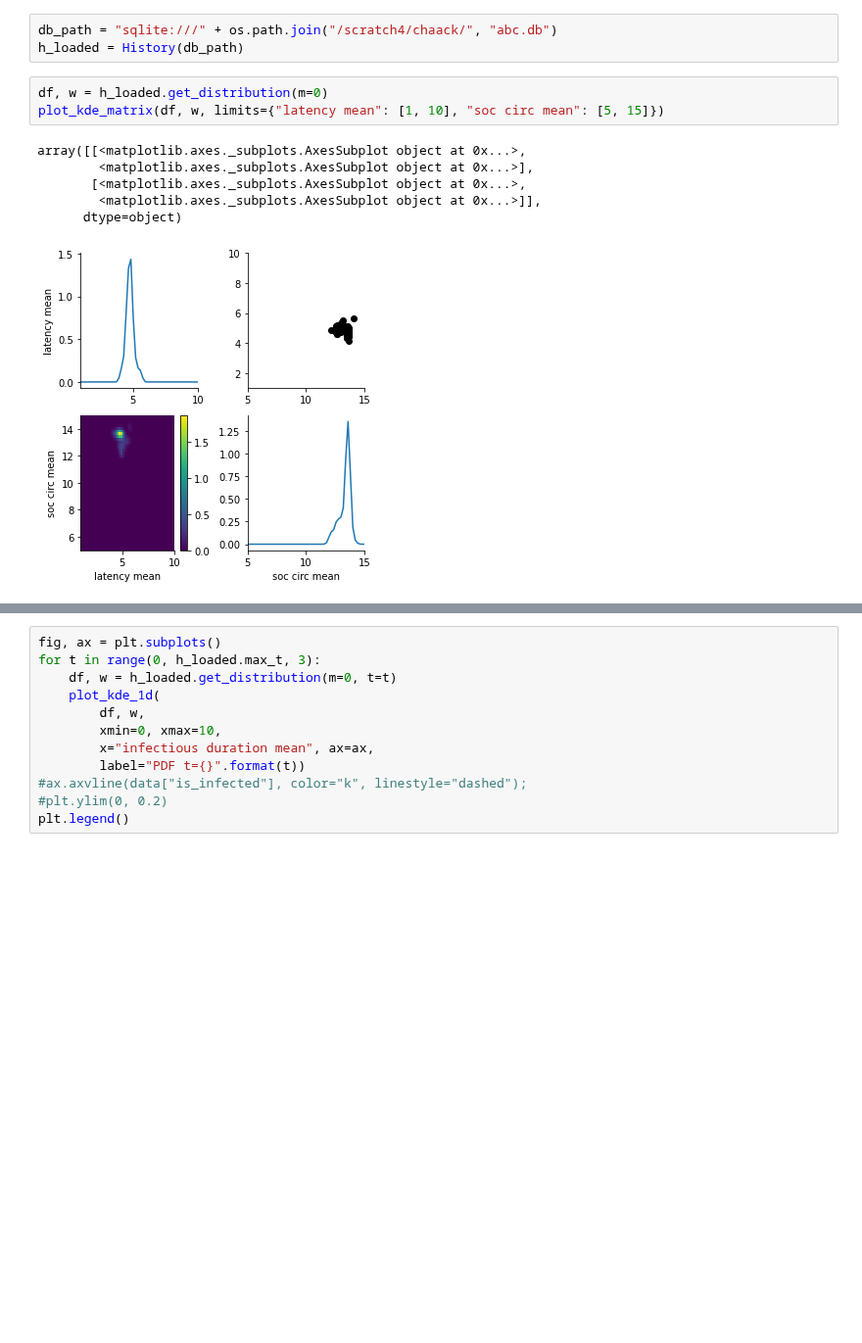
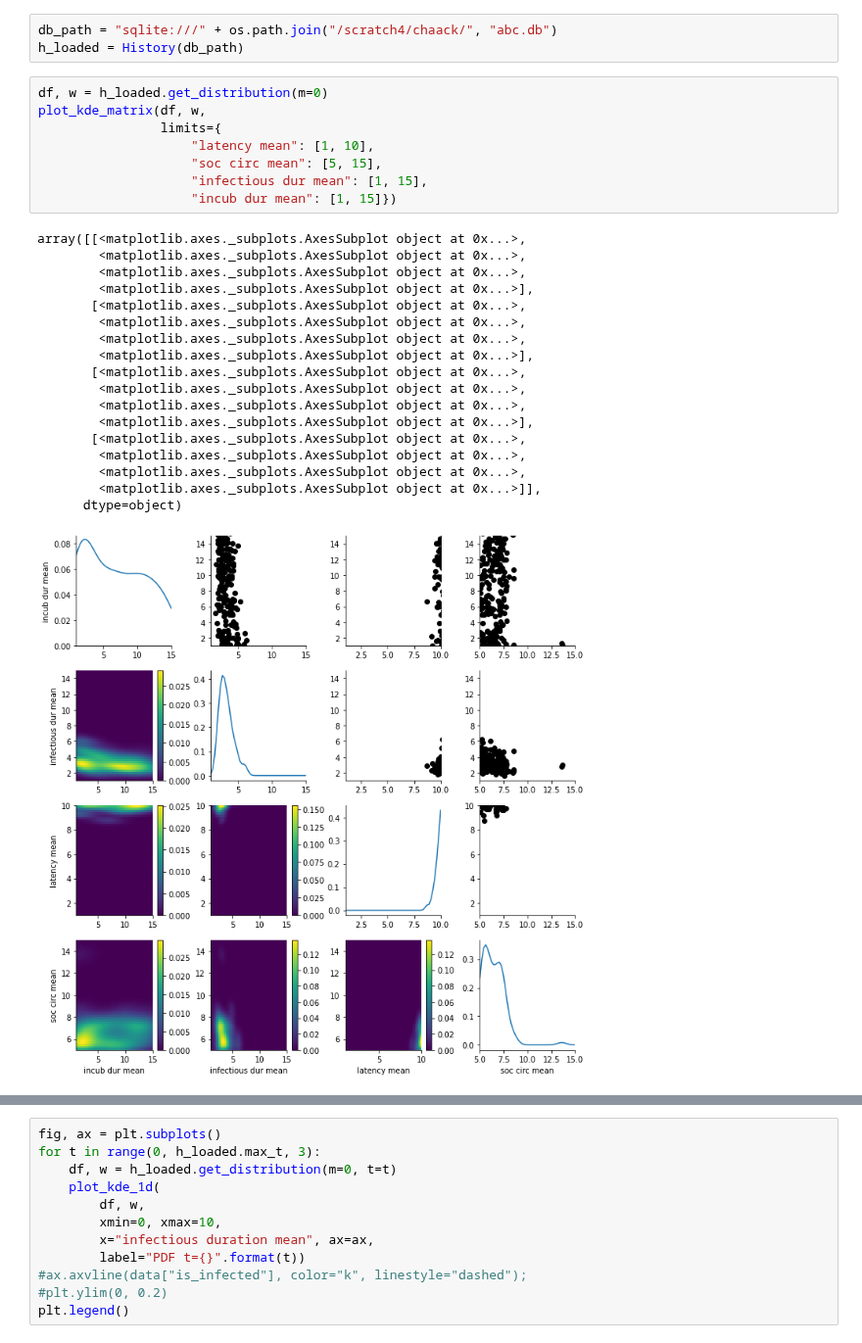
Before and after one commit to chrhck/contagion, a Jupyter notebook: examples/plot_fitresult.ipynb, the cells around one changed output, grey strips where cells are left out. Shown at 98% size. Cells and saved outputs as stored; diff of their text form; blank space fills up the shorter version.

```diff
--- a/examples/plot_fitresult.ipynb
+++ b/examples/plot_fitresult.ipynb
@@ -10,11 +10,28 @@ db_path = "sqlite:///" + os.path.join("/scratch4/chaack/", "abc.db")
 h_loaded = History(db_path)
 # %%
 df, w = h_loaded.get_distribution(m=0)
-plot_kde_matrix(df, w, limits={"latency mean": [1, 10], "soc circ mean": [5, 15]})
+plot_kde_matrix(df, w,
+                limits={
+                    "latency mean": [1, 10],
+                    "soc circ mean": [5, 15],
+                    "infectious dur mean": [1, 15],
+                    "incub dur mean": [1, 15]})
 # %% [output]
 array([[<matplotlib.axes._subplots.AxesSubplot object at 0x...>,
+        <matplotlib.axes._subplots.AxesSubplot object at 0x...>,
+        <matplotlib.axes._subplots.AxesSubplot object at 0x...>,
         <matplotlib.axes._subplots.AxesSubplot object at 0x...>],
        [<matplotlib.axes._subplots.AxesSubplot object at 0x...>,
+        <matplotlib.axes._subplots.AxesSubplot object at 0x...>,
+        <matplotlib.axes._subplots.AxesSubplot object at 0x...>,
+        <matplotlib.axes._subplots.AxesSubplot object at 0x...>],
+       [<matplotlib.axes._subplots.AxesSubplot object at 0x...>,
+        <matplotlib.axes._subplots.AxesSubplot object at 0x...>,
+        <matplotlib.axes._subplots.AxesSubplot object at 0x...>,
+        <matplotlib.axes._subplots.AxesSubplot object at 0x...>],
+       [<matplotlib.axes._subplots.AxesSubplot object at 0x...>,
+        <matplotlib.axes._subplots.AxesSubplot object at 0x...>,
+        <matplotlib.axes._subplots.AxesSubplot object at 0x...>,
         <matplotlib.axes._subplots.AxesSubplot object at 0x...>]],
       dtype=object)
-[figure, old version]
+[figure, new version]
```
Also changed, not shown: parts of 1 cell of this notebook, 1 other file.
